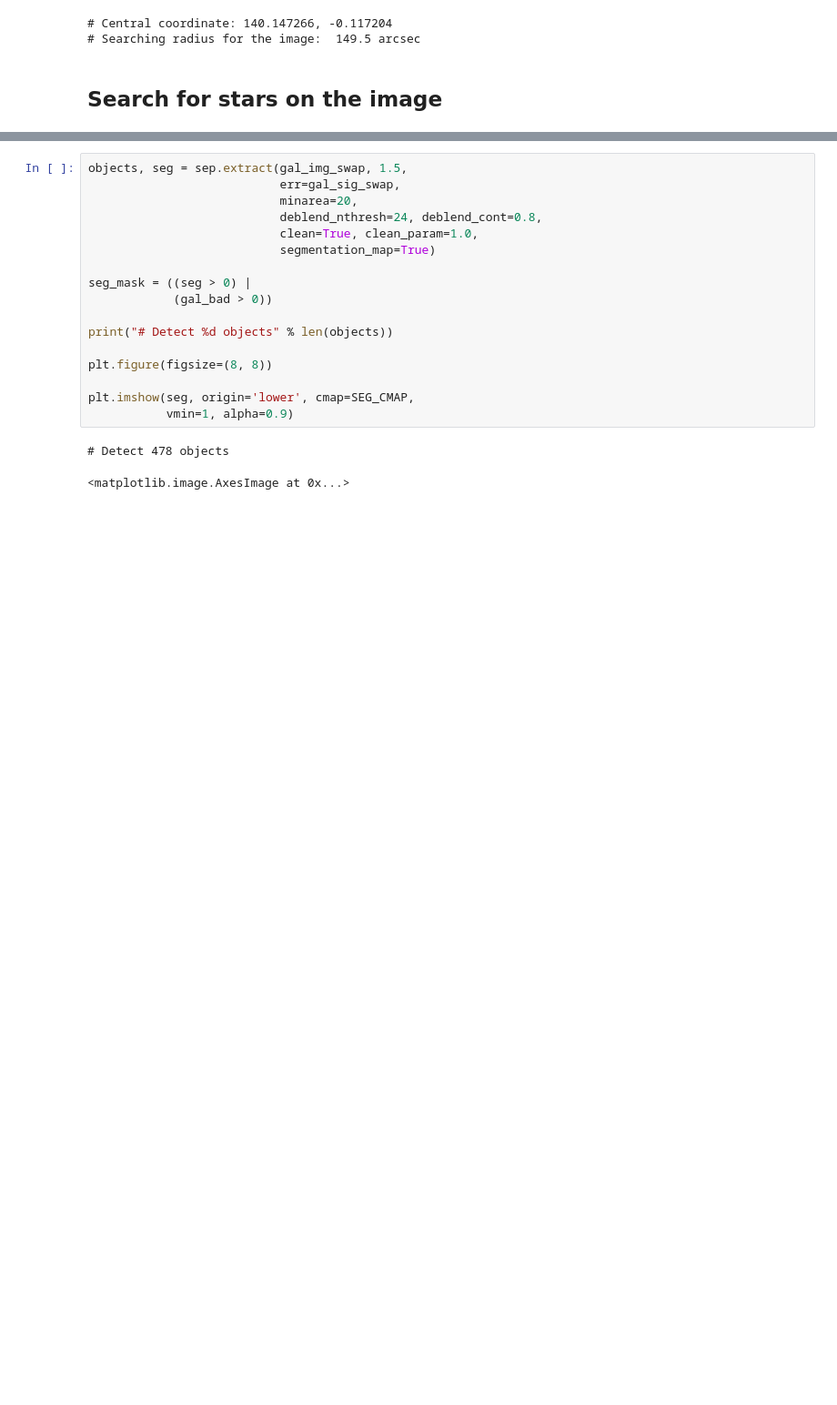
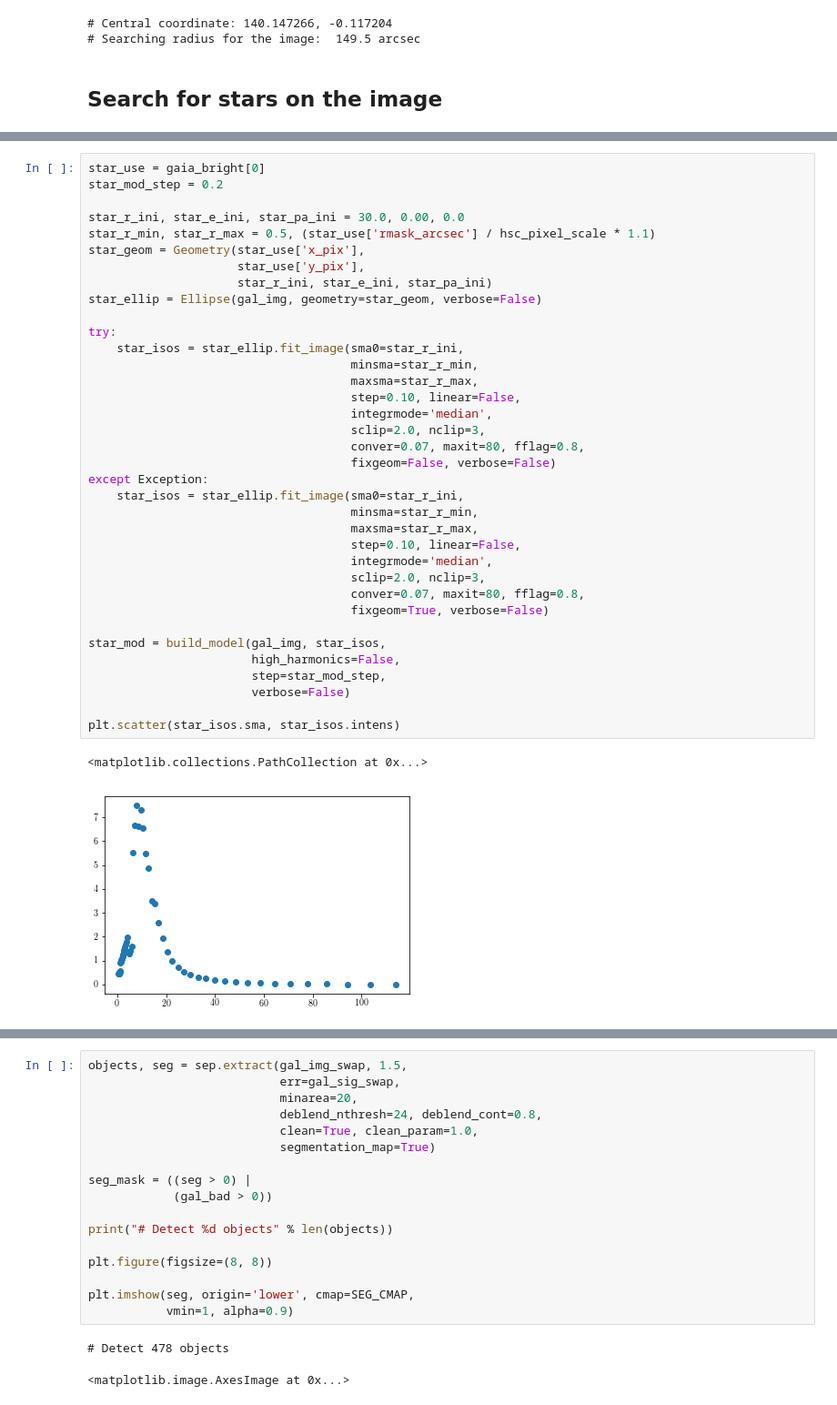
Before and after one commit to dr-guangtou/kungpao, a Jupyter notebook: demo/kungpao_footprint_noise_replace.ipynb, the cells around one changed output, grey strips where cells are left out. Shown at 91% size. Drawn from its saved outputs; the diff is of its cells as text; blank space fills up the shorter version.

```diff
--- a/demo/kungpao_footprint_noise_replace.ipynb
+++ b/demo/kungpao_footprint_noise_replace.ipynb
@@ -158,0 +241,39 @@ Query finished.
+# %%
+star_use = gaia_bright[0]
+star_mod_step = 0.2
+
+star_r_ini, star_e_ini, star_pa_ini = 30.0, 0.00, 0.0
+star_r_min, star_r_max = 0.5, (star_use['rmask_arcsec'] / hsc_pixel_scale * 1.1)
+star_geom = Geometry(star_use['x_pix'],
+                     star_use['y_pix'],
+                     star_r_ini, star_e_ini, star_pa_ini)
+star_ellip = Ellipse(gal_img, geometry=star_geom, verbose=False)
+
+try:
+    star_isos = star_ellip.fit_image(sma0=star_r_ini,
+                                     minsma=star_r_min,
+                                     maxsma=star_r_max,
+                                     step=0.10, linear=False,
+                                     integrmode='median',
+                                     sclip=2.0, nclip=3,
+                                     conver=0.07, maxit=80, fflag=0.8,
+                                     fixgeom=False, verbose=False)
+except Exception:
+    star_isos = star_ellip.fit_image(sma0=star_r_ini,
+                                     minsma=star_r_min,
+                                     maxsma=star_r_max,
+                                     step=0.10, linear=False,
+                                     integrmode='median',
+                                     sclip=2.0, nclip=3,
+                                     conver=0.07, maxit=80, fflag=0.8,
+                                     fixgeom=True, verbose=False)
+
+star_mod = build_model(gal_img, star_isos,
+                       high_harmonics=False,
+                       step=star_mod_step,
+                       verbose=False)
+
+plt.scatter(star_isos.sma, star_isos.intens)
+# %% [output]
+<matplotlib.collections.PathCollection at 0x...>
+[figure, added]
```
Also changed, not shown: parts of 13 cells of this notebook.
